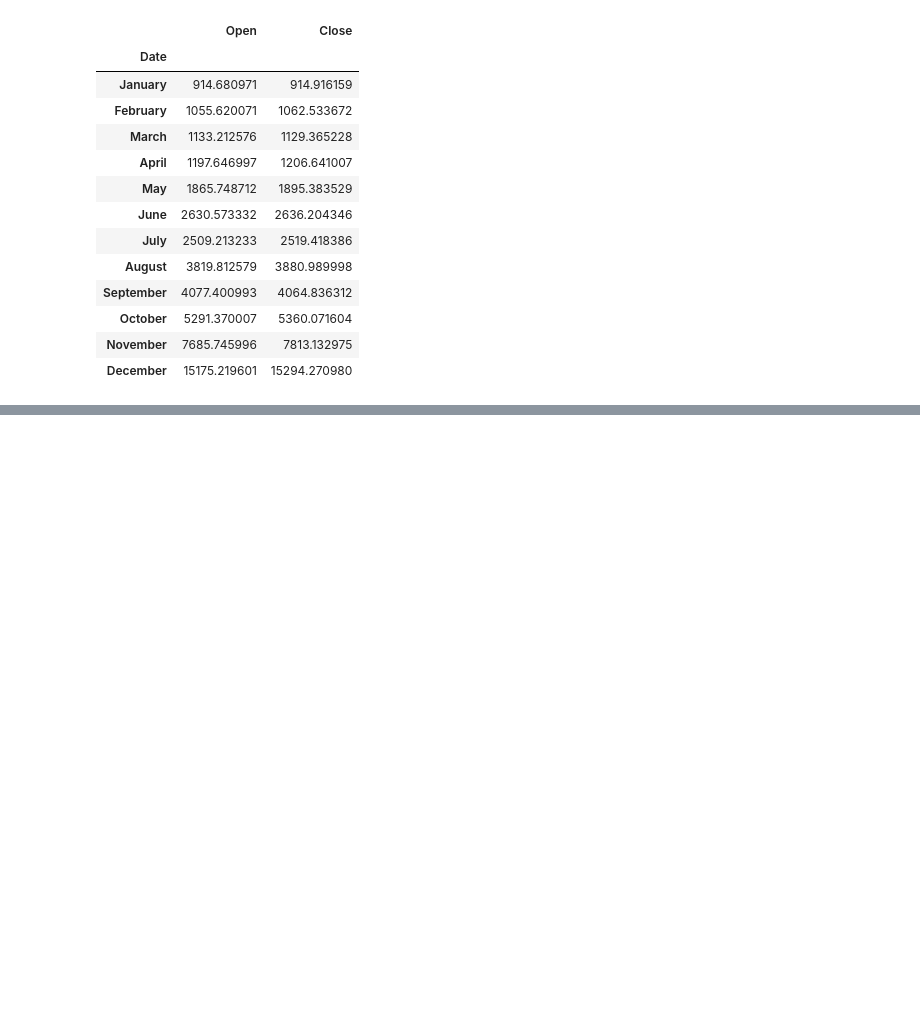
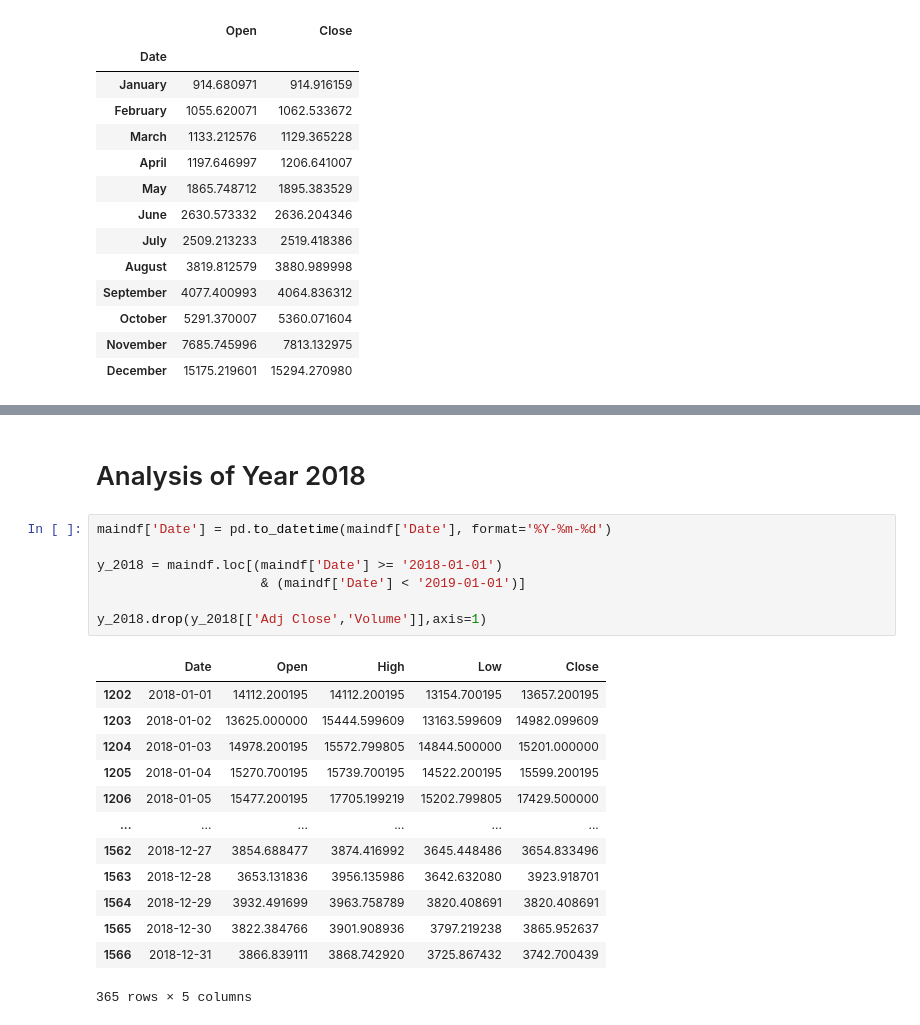
Before and after one commit to shahiatif/Data-Science-final-Year-Project, a Jupyter notebook: TimeSeriesModeling.ipynb, the cells around one changed output, grey strips where cells are left out. Saved outputs shown, nothing was run; the diff lists cells and outputs as text; blank space fills up the shorter version.

```diff
--- a/TimeSeriesModeling.ipynb
+++ b/TimeSeriesModeling.ipynb
@@ -539,3 +539,26 @@ fig.update_yaxes(showgrid=False)
 fig.show()
 # %% [output]
 [interactive output not drawn]
+# %% [markdown]
+# Analysis of Year 2018
+# %%
+maindf['Date'] = pd.to_datetime(maindf['Date'], format='%Y-%m-%d')
+
+y_2018 = maindf.loc[(maindf['Date'] >= '2018-01-01')
+                     & (maindf['Date'] < '2019-01-01')]
+
+y_2018.drop(y_2018[['Adj Close','Volume']],axis=1)
+# %% [output]
+|  | Date | Open | High | Low | Close |
+| 1202 | 2018-01-01 | 14112.200195 | 14112.200195 | 13154.700195 | 13657.200195 |
+| 1203 | 2018-01-02 | 13625.000000 | 15444.599609 | 13163.599609 | 14982.099609 |
+| 1204 | 2018-01-03 | 14978.200195 | 15572.799805 | 14844.500000 | 15201.000000 |
+| 1205 | 2018-01-04 | 15270.700195 | 15739.700195 | 14522.200195 | 15599.200195 |
+| 1206 | 2018-01-05 | 15477.200195 | 17705.199219 | 15202.799805 | 17429.500000 |
+| ... | ... | ... | ... | ... | ... |
+| 1562 | 2018-12-27 | 3854.688477 | 3874.416992 | 3645.448486 | 3654.833496 |
+| 1563 | 2018-12-28 | 3653.131836 | 3956.135986 | 3642.632080 | 3923.918701 |
+| 1564 | 2018-12-29 | 3932.491699 | 3963.758789 | 3820.408691 | 3820.408691 |
+| 1565 | 2018-12-30 | 3822.384766 | 3901.908936 | 3797.219238 | 3865.952637 |
+| 1566 | 2018-12-31 | 3866.839111 | 3868.742920 | 3725.867432 | 3742.700439 |
+365 rows × 5 columns
```
Also changed, not shown: parts of 34 cells of this notebook.
